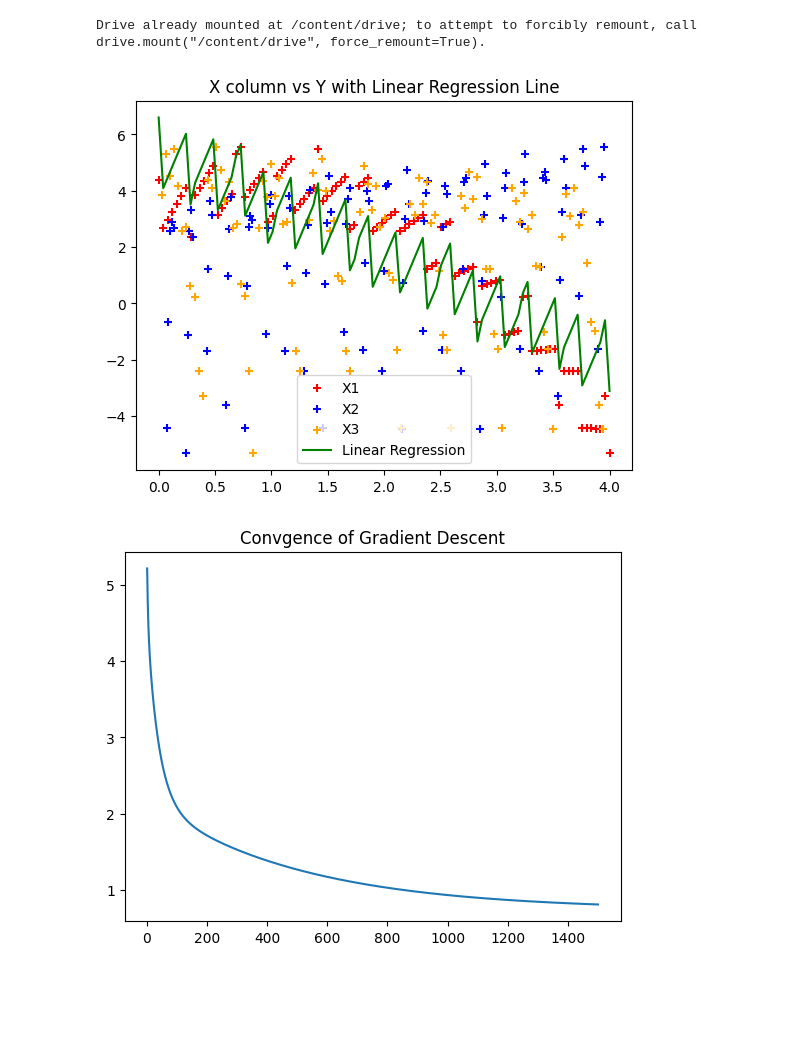
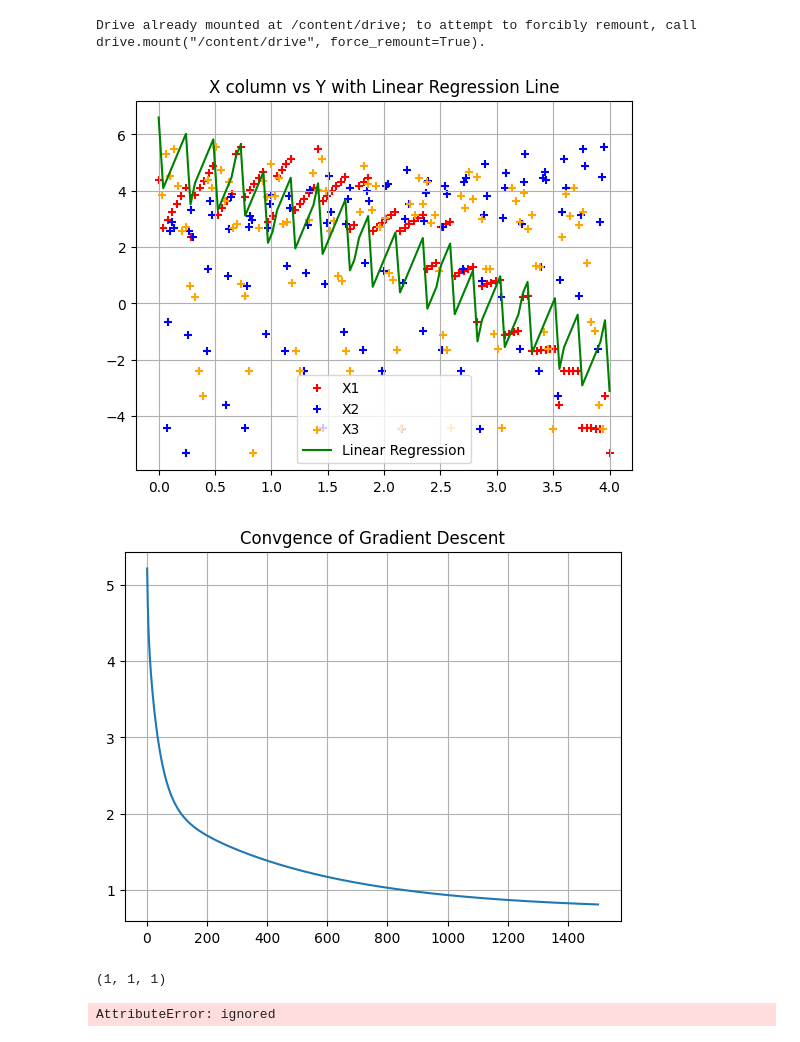
Before and after one commit to YousefAbua/Intro-To-ML, a Jupyter notebook: LinearRegression_Q2.ipynb, the cells around one changed output. Cells and saved outputs as stored; diff of their text form; code cells hidden in the pictures; blank space fills up the shorter version.

```diff
--- a/LinearRegression_Q2.ipynb
+++ b/LinearRegression_Q2.ipynb
@@ -80,24 +80,34 @@ def gradient_descent(X, Y, theta, alpha, iteration):
 # %%
 iteration = 1500
 alpha = 0.01
 
 # Call function
 theta, cost_history = gradient_descent(X, Y, theta, alpha, iteration)
 
 # Plot linear regression and loss
 plt.scatter(X1, Y, color = 'red', marker = '+', label = 'X1')
 plt.scatter(X2, Y, color = 'blue', marker = '+', label = 'X2')
 plt.scatter(X3, Y, color = 'orange', marker = '+', label = 'X3')
 plt.plot(X[:, 1], X.dot(theta), color = 'green', label = 'Linear Regression')
 
 plt.title("X column vs Y with Linear Regression Line")
 plt.legend()
+plt.grid(True)
 plt.show()
 
 plt.plot(range(1, iteration+1), cost_history);
 
 plt.title("Convgence of Gradient Descent")
+plt.grid(True)
 plt.show()
 # %% [output]
-[figure, old version]
+[figure, new version]
-[figure, old version]
+[figure, new version]
+# %%
+new_x = (1,1,1);
+print(new_x)
+
+new_x.dot(theta)
+# %% [output]
+(1, 1, 1)
+AttributeError: ignored
```
